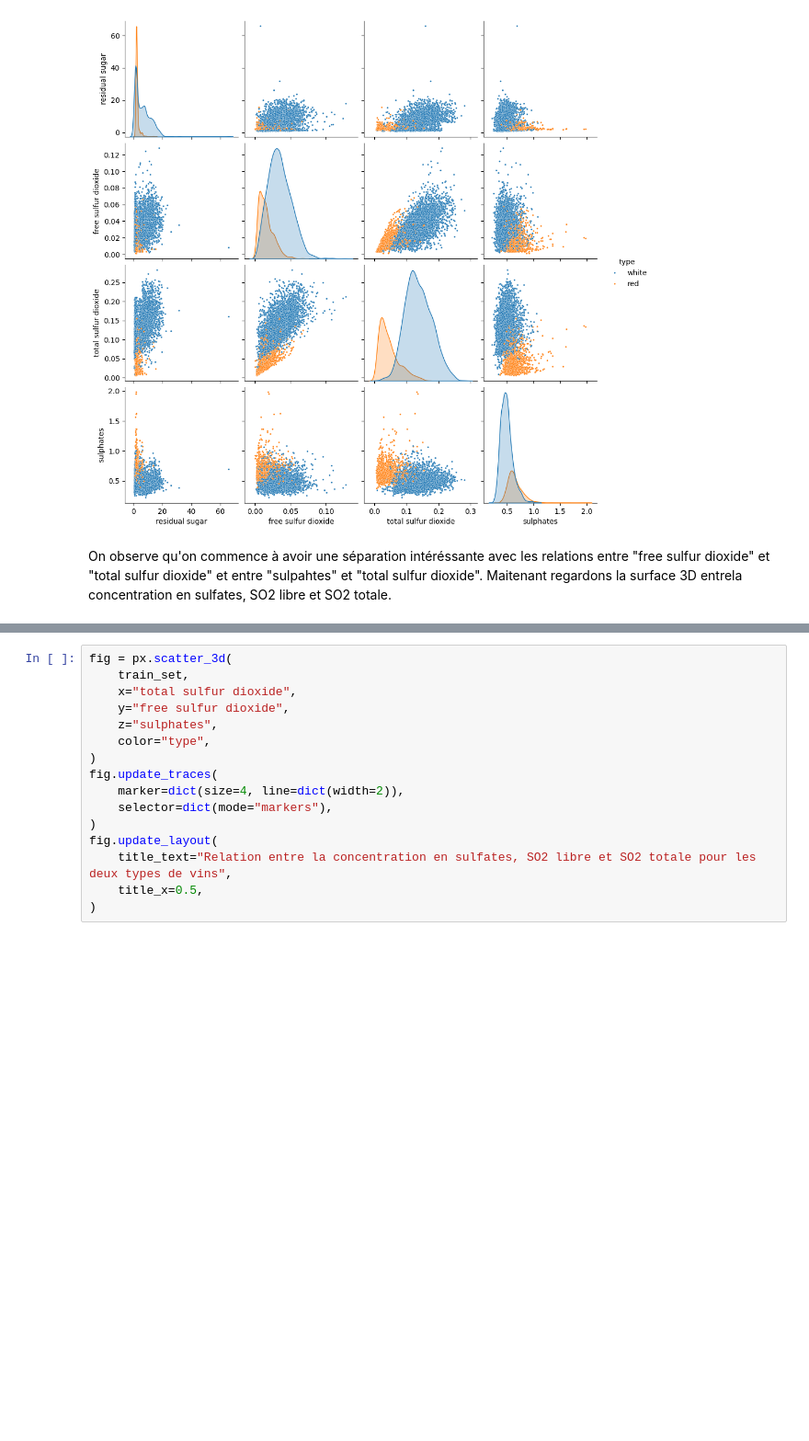
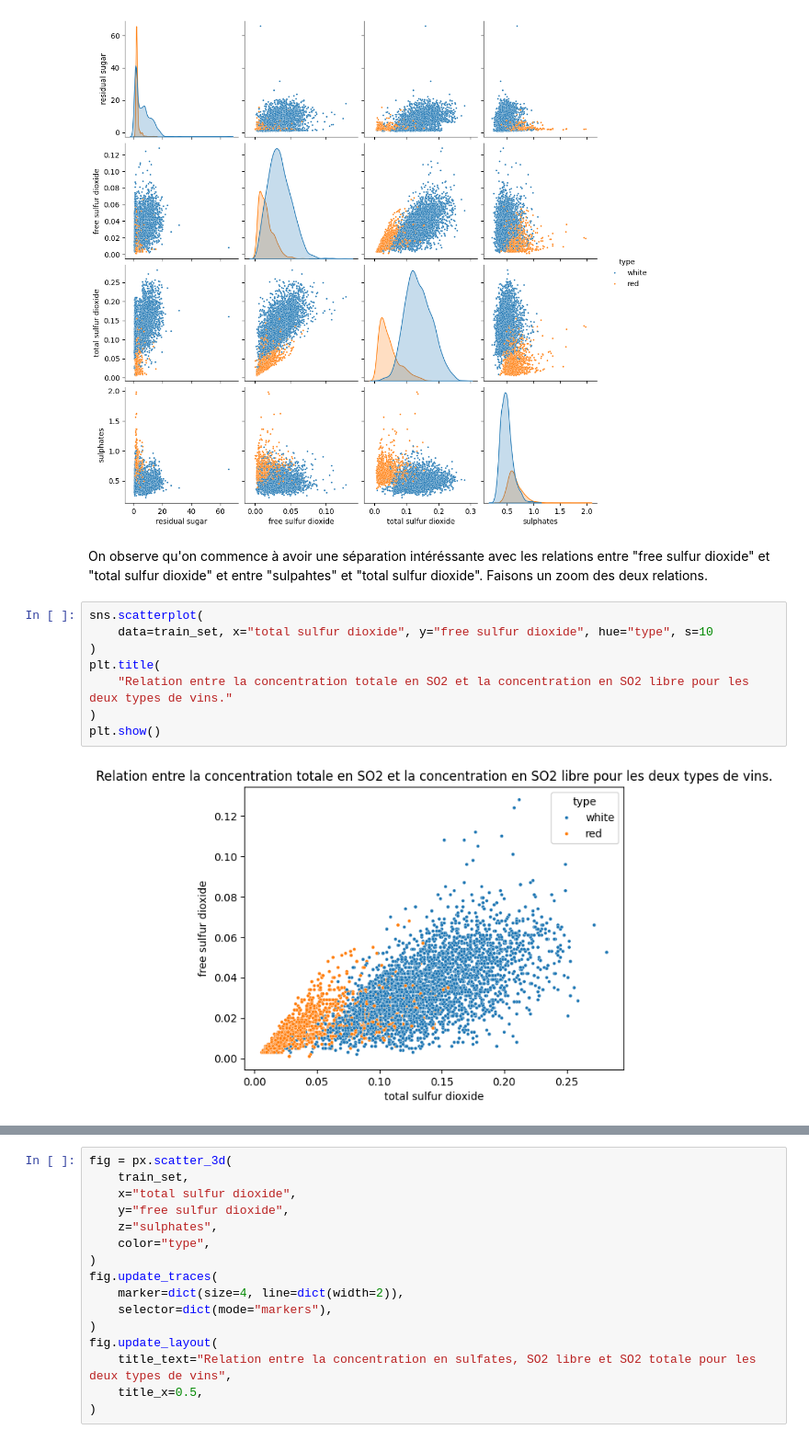
Before and after one commit to fmazur57u/WineTypePrediction, a Jupyter notebook: winePredictionType.ipynb, the cells around one changed output, grey strips where cells are left out. Shown at 92% size. Cells and saved outputs as stored; diff of their text form; blank space fills up the shorter version.

```diff
--- a/winePredictionType.ipynb
+++ b/winePredictionType.ipynb
@@ -507,4 +502,14 @@ plt.show()
 # %% [output]
 [figure]
 # %% [markdown]
-On observe qu'on commence à avoir une séparation intéréssante avec les relations entre "free sulfur dioxide" et "total sulfur dioxide" et entre "sulpahtes" et "total sulfur dioxide". Maitenant regardons la surface 3D entrela concentration en sulfates, SO2 libre et SO2 totale.
+On observe qu'on commence à avoir une séparation intéréssante avec les relations entre "free sulfur dioxide" et "total sulfur dioxide" et entre "sulpahtes" et "total sulfur dioxide". Faisons un zoom des deux relations.
+# %%
+sns.scatterplot(
+    data=train_set, x="total sulfur dioxide", y="free sulfur dioxide", hue="type", s=10
+)
+plt.title(
+    "Relation entre la concentration totale en SO2 et la concentration en SO2 libre pour les deux types de vins."
+)
+plt.show()
+# %% [output]
+[figure, added]
```
Also changed, not shown: parts of 25 cells of this notebook.
